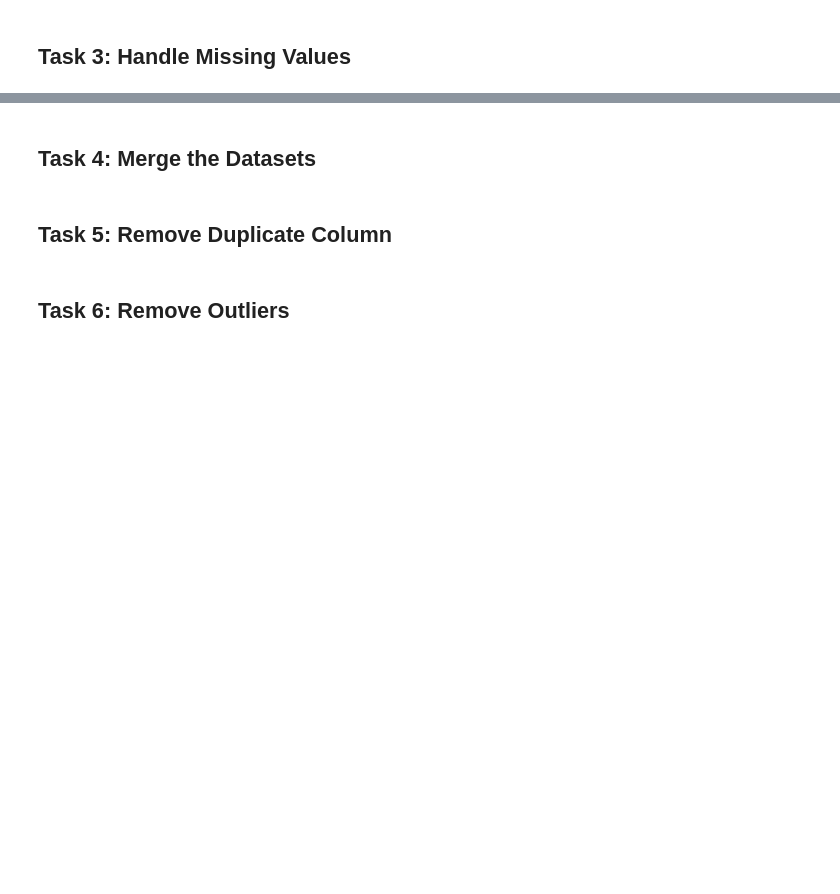
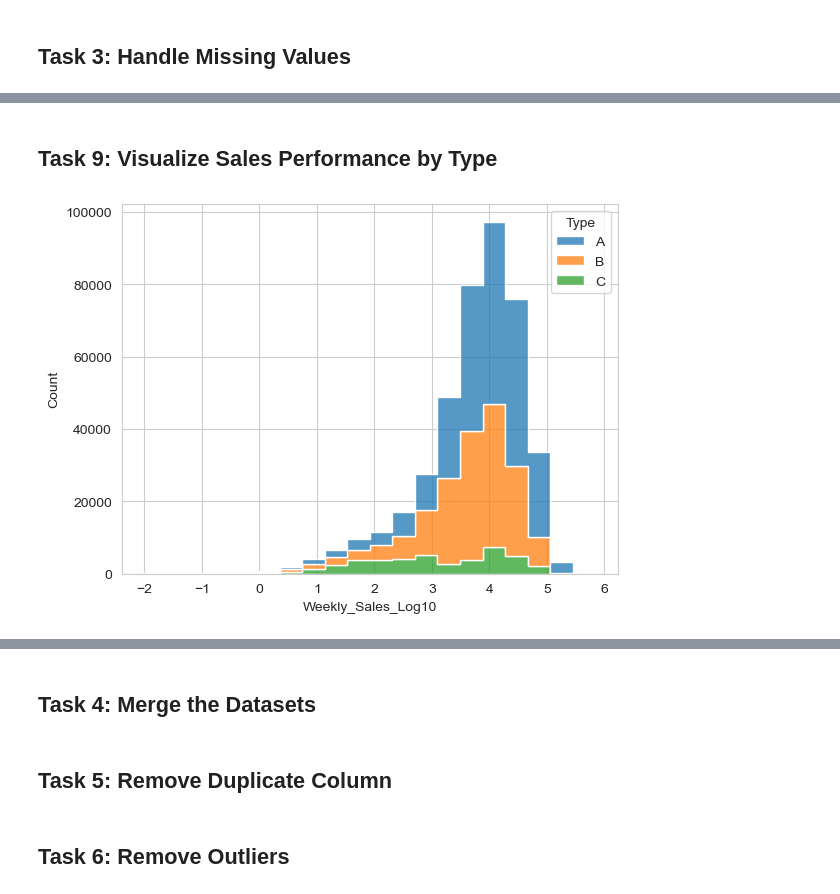
Before and after one commit to dimolinas/Data-Visualization-Seaborn, a Jupyter notebook: Notebook.ipynb, the cells around one changed output, grey strips where cells are left out. Saved outputs shown, nothing was run; the diff lists cells and outputs as text; code cells hidden in the pictures; blank space fills up the shorter version.

```diff
--- a/Notebook.ipynb
+++ b/Notebook.ipynb
@@ -32,0 +428,8 @@
+# %% [markdown]
+## Task 9: Visualize Sales Performance by Type
+# %%
+# Write the code to create a histogram here.
+sns.histplot(data=df_normalized, x="Weekly_Sales_Log10", bins=20, hue="Type", multiple="stack", element="step")
+plt.show()
+# %% [output]
+[figure, added]
```
Also changed, not shown: parts of 112 cells of this notebook.
